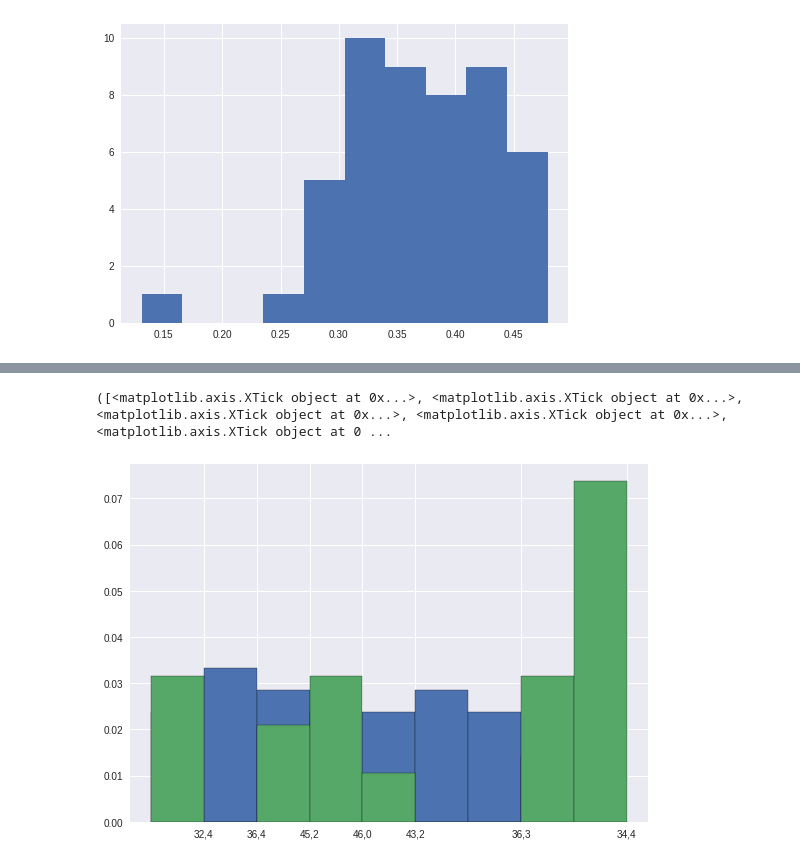
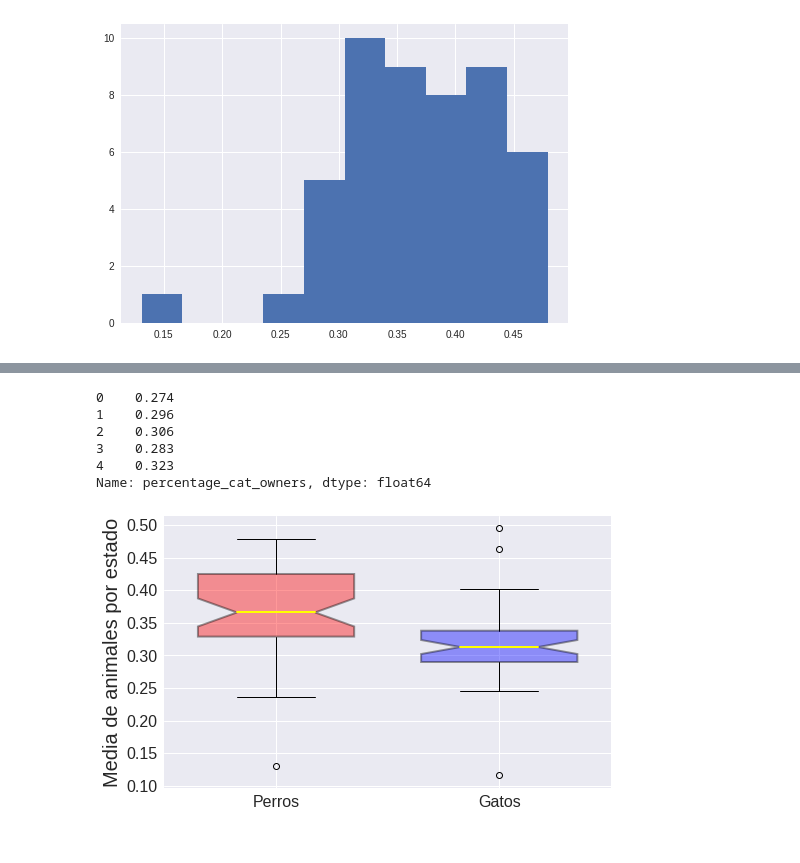
Before and after one commit to victorjms/histograma, a Jupyter notebook: Histogramas_y_Cajas.ipynb, the cells around one changed output, grey strips where cells are left out. Saved outputs shown, nothing was run; the diff lists cells and outputs as text; code cells hidden in the pictures.

```diff
--- a/Histogramas_y_Cajas.ipynb
+++ b/Histogramas_y_Cajas.ipynb
@@ -243,14 +248,34 @@ plt.show()
-# %%
-# esto es lo más lejops que llegué en un primer intento :(
-plt.style.use("seaborn")
-
-bins = [5,10,15,20,25,30,35,40,45,50]
-plt.hist(df_per_dogs, bins=bins, edgecolor="black", range= (10, 50), density=True, )
-plt.hist(df_per_cats, bins=bins, edgecolor="black", range=(10, 50), density=True, )
-plt.xlim(3,52)
-plt.tight_layout()
-print(plt.xticks([10,15,20,25,30,40,50]))
-plt.show()
-# %% [output]
-([<matplotlib.axis.XTick object at 0x...>, <matplotlib.axis.XTick object at 0x...>, <matplotlib.axis.XTick object at 0x...>, <matplotlib.axis.XTick object at 0x...>, <matplotlib.axis.XTick object at 0 ...
-[figure, removed]
+# %%
+dogs = df_per['percentage_dog_owners'].astype(float)
+# %%
+cats = df_per['percentage_cat_owners'].astype(float)
+# %%
+dogs_cats.head()
+# %% [output]
+0    0.274
+1    0.296
+2    0.306
+3    0.283
+4    0.323
+Name: percentage_cat_owners, dtype: float64
+# %%
+perros = dogs
+gatos = cats
+fig, axes = plt.subplots(nrows = 1, ncols = 1, figsize = (8,5))
+boxplots = axes.boxplot([perros,gatos],
+           notch = True,
+           labels=['Perros', 'Gatos'],
+           widths = .7,
+           patch_artist=True,
+           medianprops = dict(linestyle='-', linewidth=2, color='Yellow'),
+           boxprops = dict(linestyle='--', linewidth=2, color='Black', facecolor = 'blue', alpha = .4)
+          );
+# Cuanto más comprendas cualquier librería, más podrás hacer
+boxplot1 = boxplots['boxes'][0]
+boxplot1.set_facecolor('red')
+plt.xlabel('', fontsize = 20);
+plt.ylabel('Media de animales por estado', fontsize = 20);
+plt.xticks(fontsize = 16);
+plt.yticks(fontsize = 16);
+# %% [output]
+[figure, added]
```
Also changed, not shown: parts of 4 cells of this notebook.
